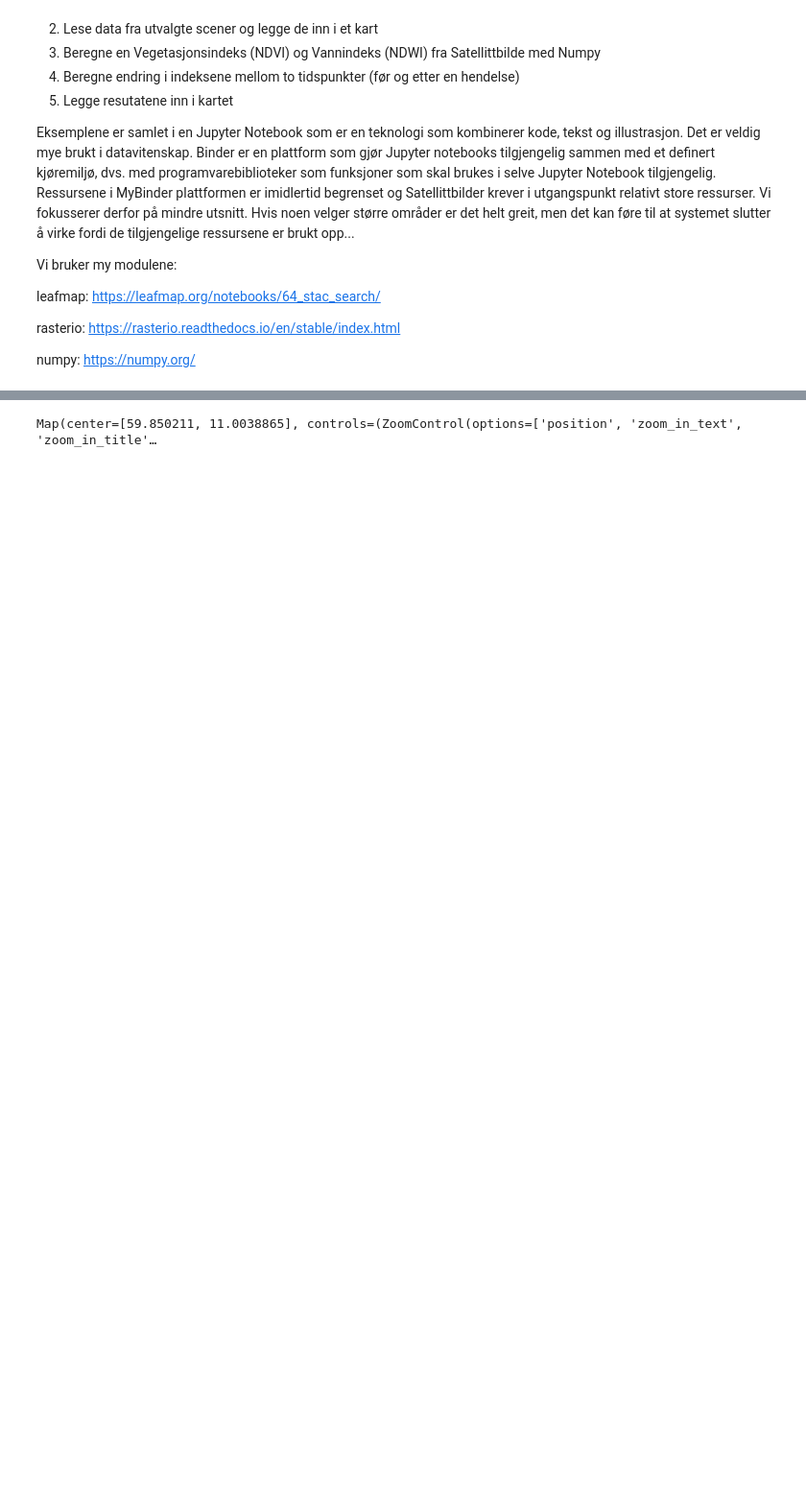
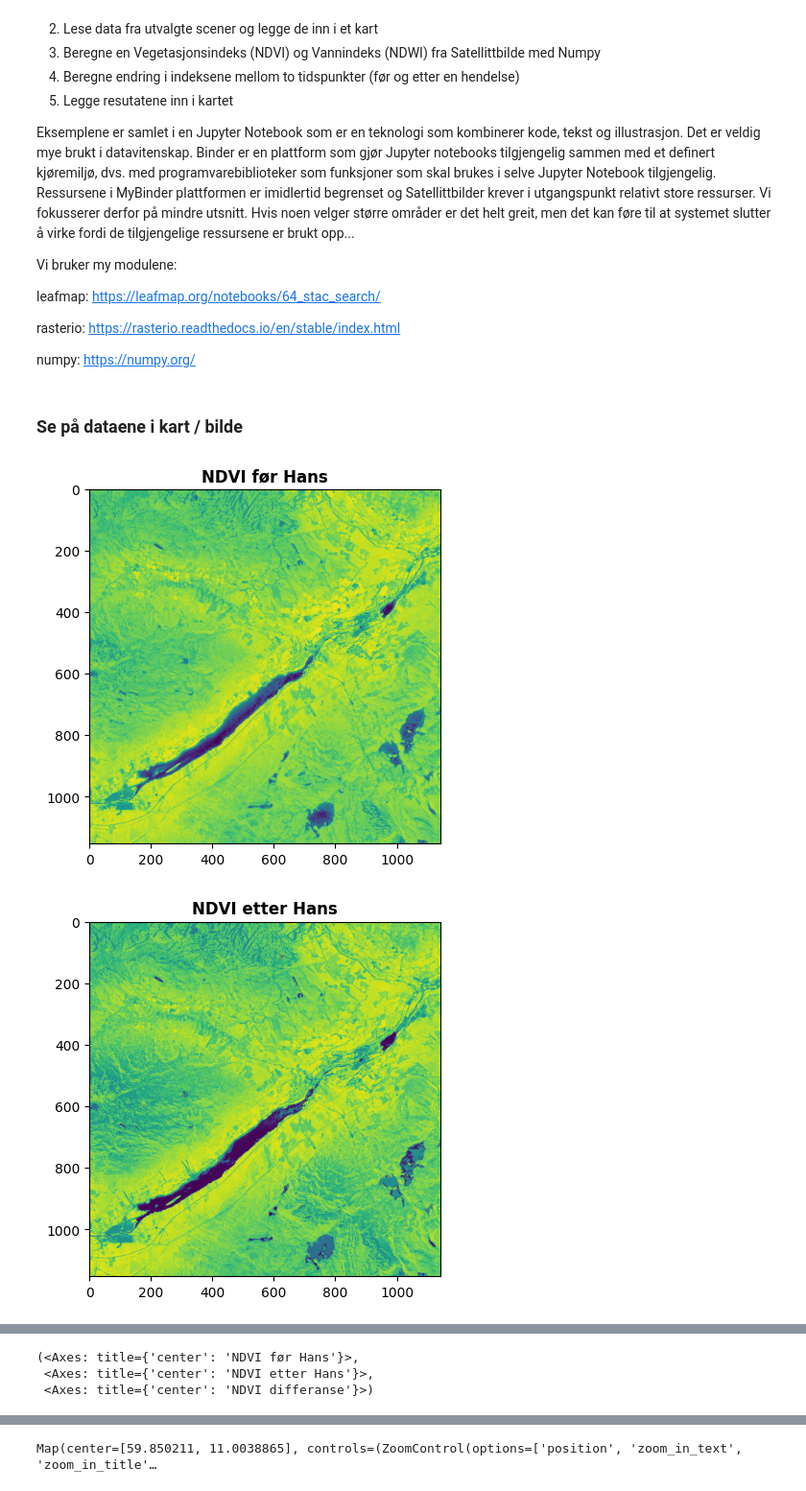
Before and after one commit to ninsbl/ungdomskole, a Jupyter notebook: Python_JO.ipynb, the cells around one changed output, grey strips where cells are left out. Shown at 96% size. Drawn from its saved outputs; the diff is of its cells as text; code cells hidden in the pictures; blank space fills up the shorter version.

```diff
--- a/Python_JO.ipynb
+++ b/Python_JO.ipynb
@@ -114,0 +131,7 @@ ndvi = (images["nir"].astype(float) - images["red"].astype(float)) / (images["ni
+# %% [markdown]
+### Se på dataene i kart / bilde
+# %%
+show(images[0]["ndvi"], title="NDVI før Hans"), show(images[1]["ndvi"], title="NDVI etter Hans"), show(images[0]["ndvi"] - images[1]["ndvi"], title="NDVI differanse")
+# %% [output]
+[figure, added]
+[figure, added]
@@ -115 +139,4 @@ ndvi = (images["nir"].astype(float) - images["red"].astype(float)) / (images["ni
+(<Axes: title={'center': 'NDVI før Hans'}>,
+ <Axes: title={'center': 'NDVI etter Hans'}>,
+ <Axes: title={'center': 'NDVI differanse'}>)
 # %%
```
Also changed, not shown: parts of 10 cells of this notebook.
